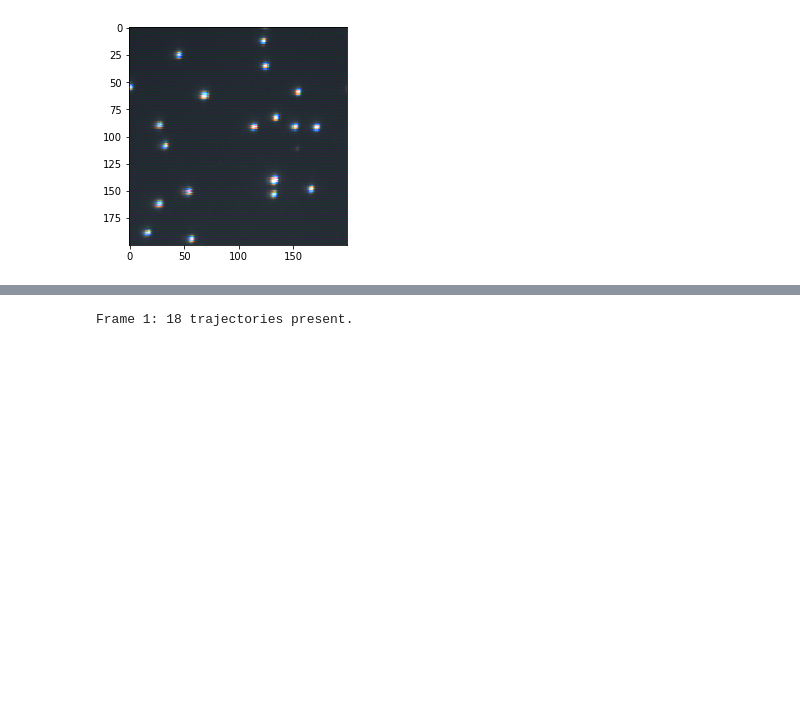
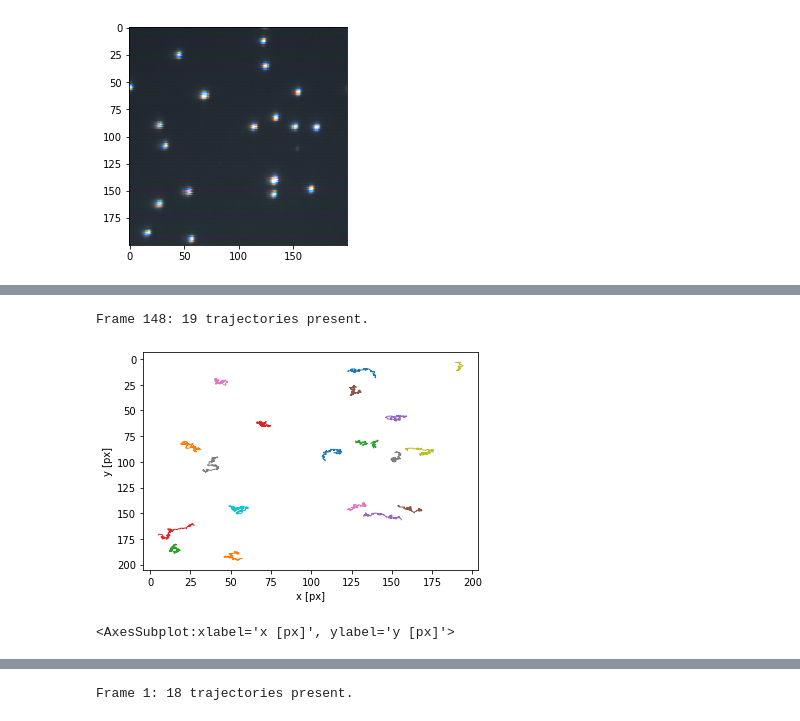
Before and after one commit to luclepot/brownian_motion_analysis, a Jupyter notebook: analysis.ipynb, the cells around one changed output, grey strips where cells are left out. Drawn from its saved outputs; the diff is of its cells as text; code cells hidden in the pictures; blank space fills up the shorter version.

```diff
--- a/analysis.ipynb
+++ b/analysis.ipynb
@@ -174,0 +269,3 @@ Frame 148: 18 trajectories present.
+# %%
+frames = pims.as_grey(pims.open('debug_data/*.bmp'))
+f = tp.batch(frames, 11, minmass=5, separation=1)
@@ -174,0 +299,7 @@ Frame 148: 18 trajectories present.
+# %%
+l = tp.link(f, 10, memory=10)
+tp.plot_traj(l)
+# %% [output]
+Frame 148: 19 trajectories present.
+[figure, added]
+<AxesSubplot:xlabel='x [px]', ylabel='y [px]'>
```
Also changed, not shown: parts of 20 cells of this notebook, 2 other files.
